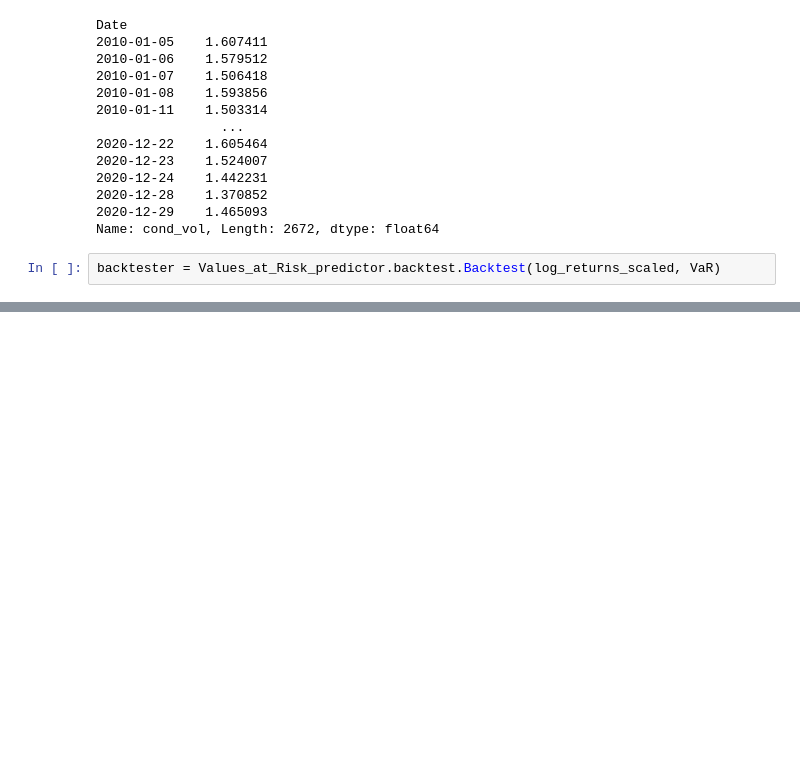
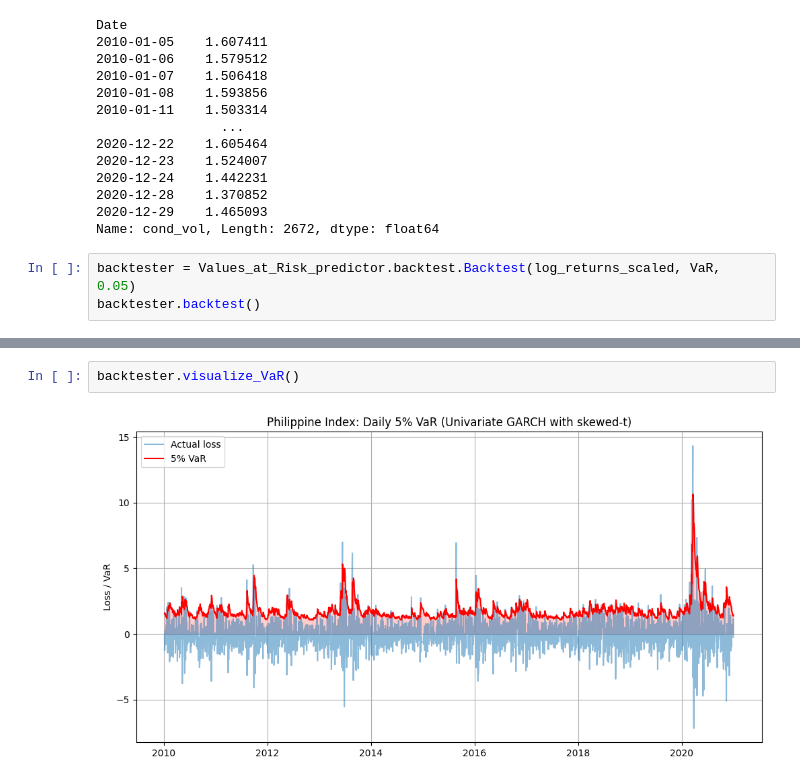
Before and after one commit to williamjames10231/MathModelling, a Jupyter notebook: notebook/main.ipynb, the cells around one changed output, grey strips where cells are left out. Saved outputs shown, nothing was run; the diff lists cells and outputs as text; blank space fills up the shorter version.

```diff
--- a/notebook/main.ipynb
+++ b/notebook/main.ipynb
@@ -71,4 +82,5 @@ Date
 2020-12-29    1.465093
 Name: cond_vol, Length: 2672, dtype: float64
 # %%
-backtester = Values_at_Risk_predictor.backtest.Backtest(log_returns_scaled, VaR)
+backtester = Values_at_Risk_predictor.backtest.Backtest(log_returns_scaled, VaR, 0.05)
+backtester.backtest()
@@ -74,0 +96,4 @@ backtester = Values_at_Risk_predictor.backtest.Backtest(log_returns_scaled, VaR)
+# %%
+backtester.visualize_VaR()
+# %% [output]
+[figure, added]
```
Also changed, not shown: parts of 4 cells of this notebook, 2 other files.
